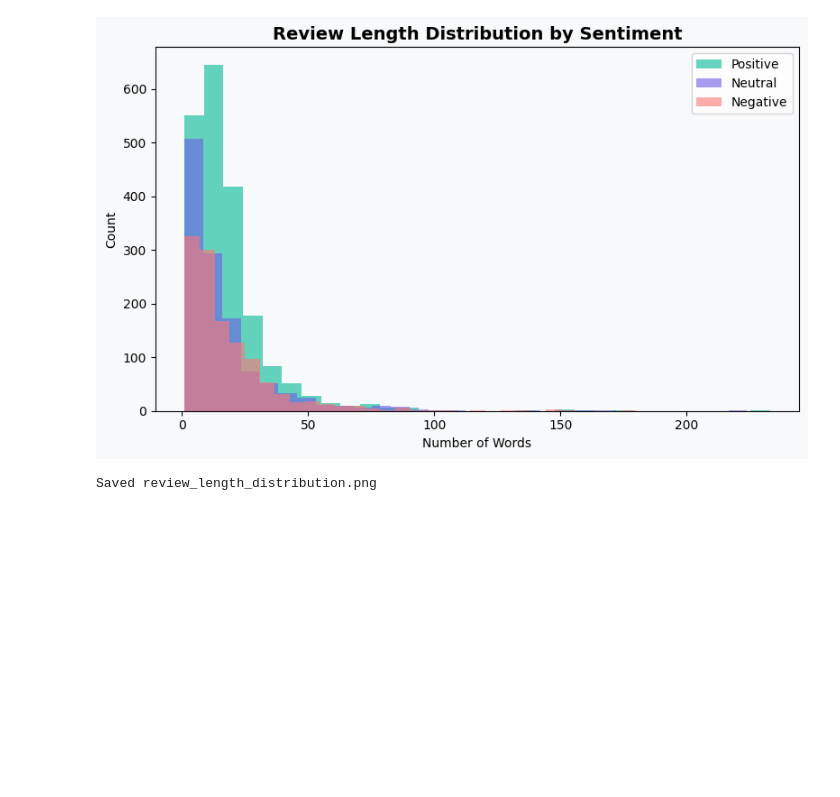
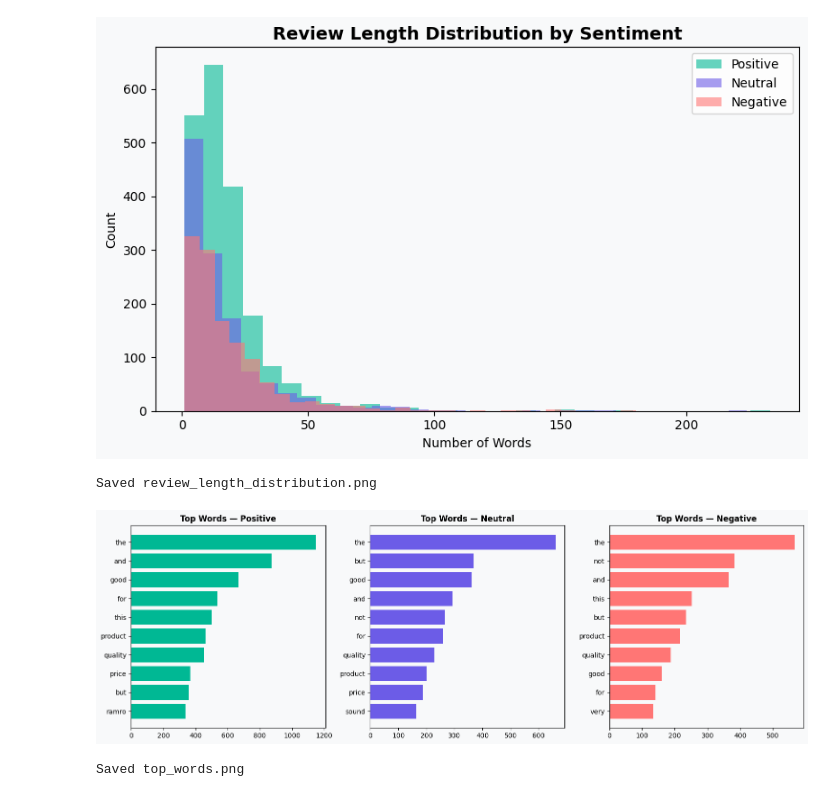
Before and after one commit to SajeenaMahotra/nepali-sentiment-analysis, a Jupyter notebook: notebooks/01_EDA.ipynb, the cells around one changed output. Saved outputs shown, nothing was run; the diff lists cells and outputs as text; code cells hidden in the pictures; blank space fills up the shorter version.

```diff
--- a/notebooks/01_EDA.ipynb
+++ b/notebooks/01_EDA.ipynb
@@ -72,3 +72,26 @@ print("Saved review_length_distribution.png")
 # %% [output]
 [figure]
 Saved review_length_distribution.png
+# %%
+from collections import Counter
+
+fig, axes = plt.subplots(1, 3, figsize=(15, 5))
+fig.patch.set_facecolor('#F8F9FA')
+
+for ax, (label, color) in zip(axes, [('positive', '#00B894'), ('neutral', '#6C5CE7'), ('negative', '#FF7675')]):
+    text = ' '.join(df[df['sentiment_label'] == label]['review_text'].dropna())
+    words = [w.lower() for w in text.split() if len(w) > 2]
+    top_words = Counter(words).most_common(10)
+    words_list, counts = zip(*top_words)
+
+    ax.barh(words_list[::-1], counts[::-1], color=color)
+    ax.set_title(f'Top Words — {label.capitalize()}', fontweight='bold')
+    ax.set_facecolor('#F8F9FA')
+
+plt.tight_layout()
+plt.savefig('../results/top_words.png', dpi=150)
+plt.show()
+print("Saved top_words.png")
+# %% [output]
+[figure, added]
+Saved top_words.png
```
